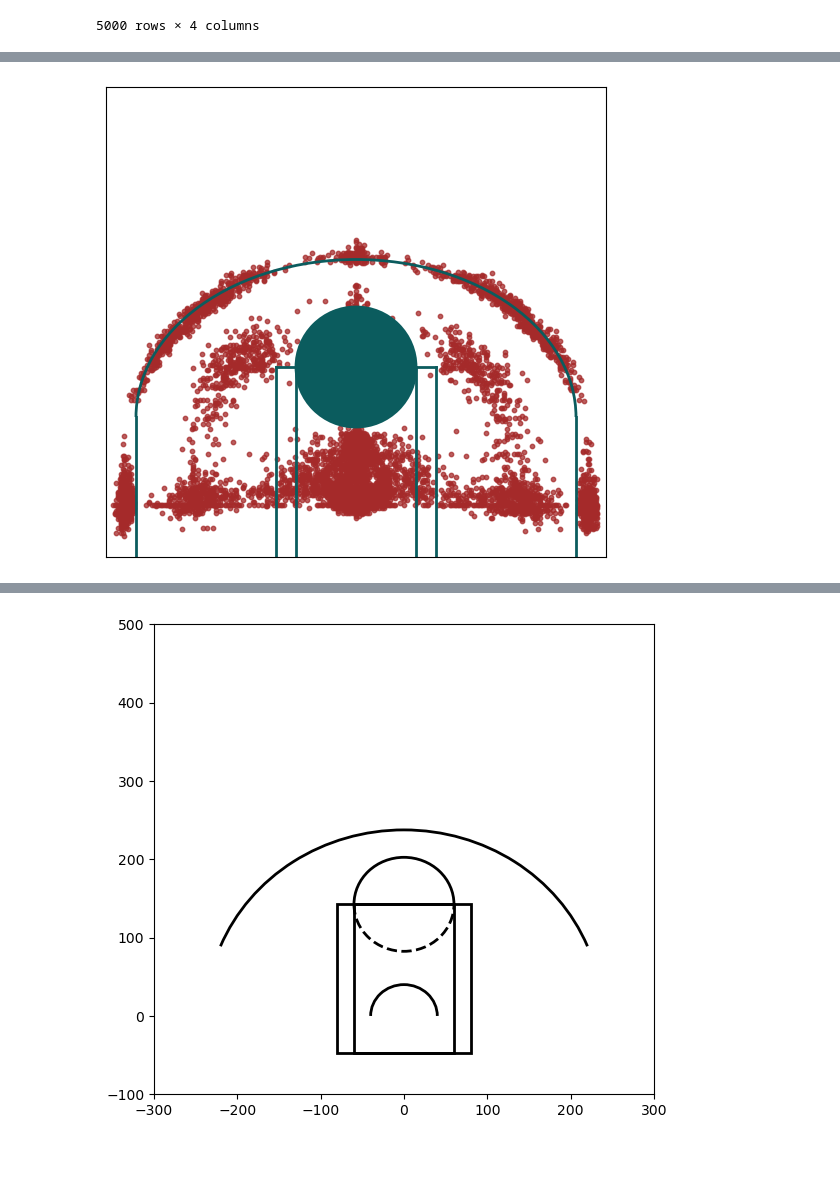
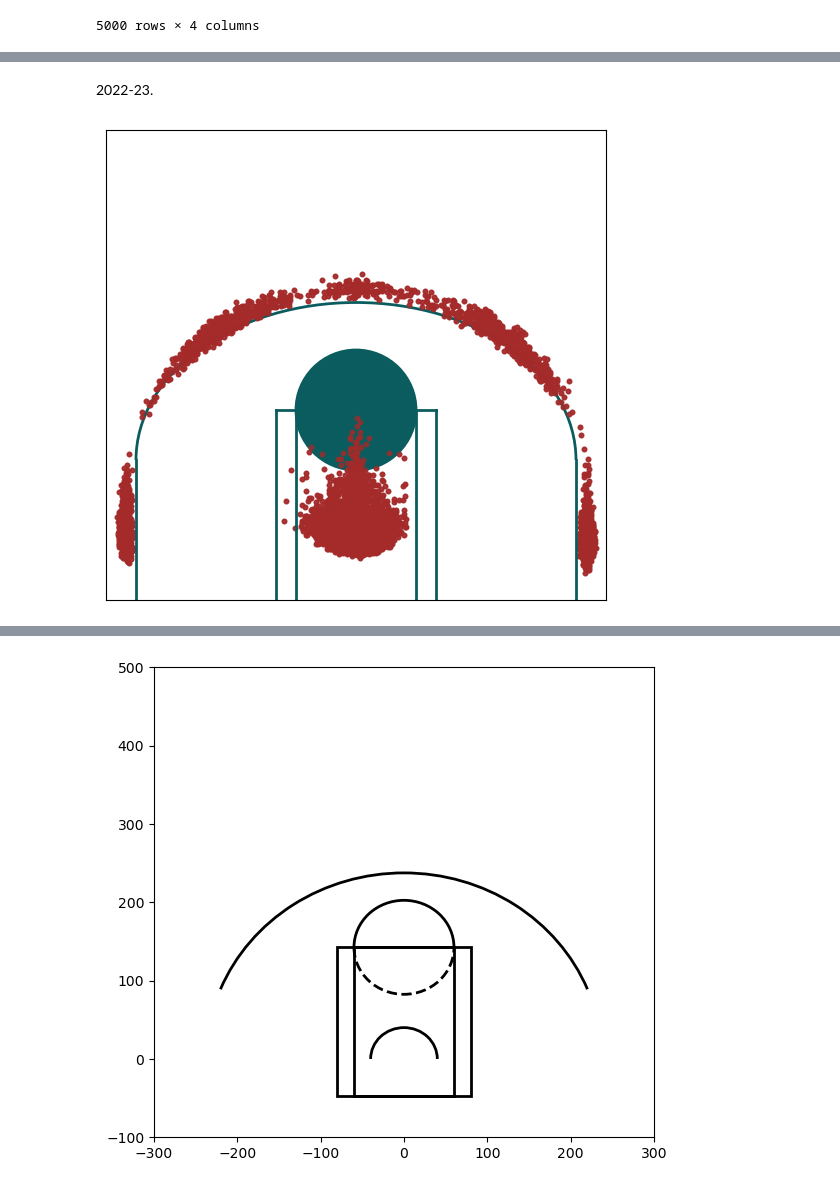
Before and after one commit to 92CMDiego/IH_pr_final_nba, a Jupyter notebook: shot_charts/shot_charts.ipynb, the cells around one changed output, grey strips where cells are left out. Drawn from its saved outputs; the diff is of its cells as text; code cells hidden in the pictures; blank space fills up the shorter version.

```diff
--- a/shot_charts/shot_charts.ipynb
+++ b/shot_charts/shot_charts.ipynb
@@ -236,30 +270,34 @@ locs_2022_23_top5k
+# %% [markdown]
+2022-23.
 # %%
 fig = plt.figure(figsize=(5, 4.7))
 ax = fig.add_axes([0, 0, 1, 1])
 ax.set_xlim(-250, 250)
 ax.set_ylim(0, 470)
 ax.set_xticks([])
 ax.set_yticks([])
 
 # ax.hexbin(data_sethcurry_2022['LOC_X']*10, data_sethcurry_2022['LOC_Y']*10, gridsize=(80, 80), extent=(-300, 300, 0, 940), cmap='Blues')
-ax.scatter(locs_2004_05_top5k['LOC_X']*10, locs_2004_05_top5k['LOC_Y']*10, color='brown', marker='o', s=10, alpha=0.75)
+ax.scatter(locs_2022_23_top5k['LOC_X']*10, locs_2022_23_top5k['LOC_Y']*10, color='brown', marker='o', s=10, alpha=0.75)
 
 color = "#0b5c5e"
 
 # Short corner 3PT lines
 ax.plot([-220, -220], [0, 140], linewidth=2, color=color)
 ax.plot([220, 220], [0, 140], linewidth=2, color=color)
 ax.add_artist(mpl.patches.Arc((0, 140), 440, 315, theta1=0, theta2=180, lw=2, color=color))
 # Lane and Key
 ax.plot([-80, -80], [0, 190], linewidth=2, color=color)
 ax.plot([80, 80], [0, 190], linewidth=2, color=color)
 ax.plot([-60, -60], [0, 190], linewidth=2, color=color)
 ax.plot([60, 60], [0, 190], linewidth=2, color=color)
 ax.plot([-80, 80], [190, 190], linewidth=2, color=color)
 ax.add_artist(mpl.patches.Circle((0, 190), 60, lw=2, color=color))
 
-# fig.savefig('2004-05.png', transparent=True, bbox_inches='tight')
+ax.scatter(locs_2022_23_top5k['LOC_X']*10, locs_2022_23_top5k['LOC_Y']*10, color='brown', marker='o', s=10, alpha=0.75)
+
+# fig.savefig('2022-23.png', transparent=True, bbox_inches='tight')
 
 plt.show()
 # %% [output]
-[figure, old version]
+[figure, new version]
```
Also changed, not shown: parts of 15 cells of this notebook, 8 other files.
